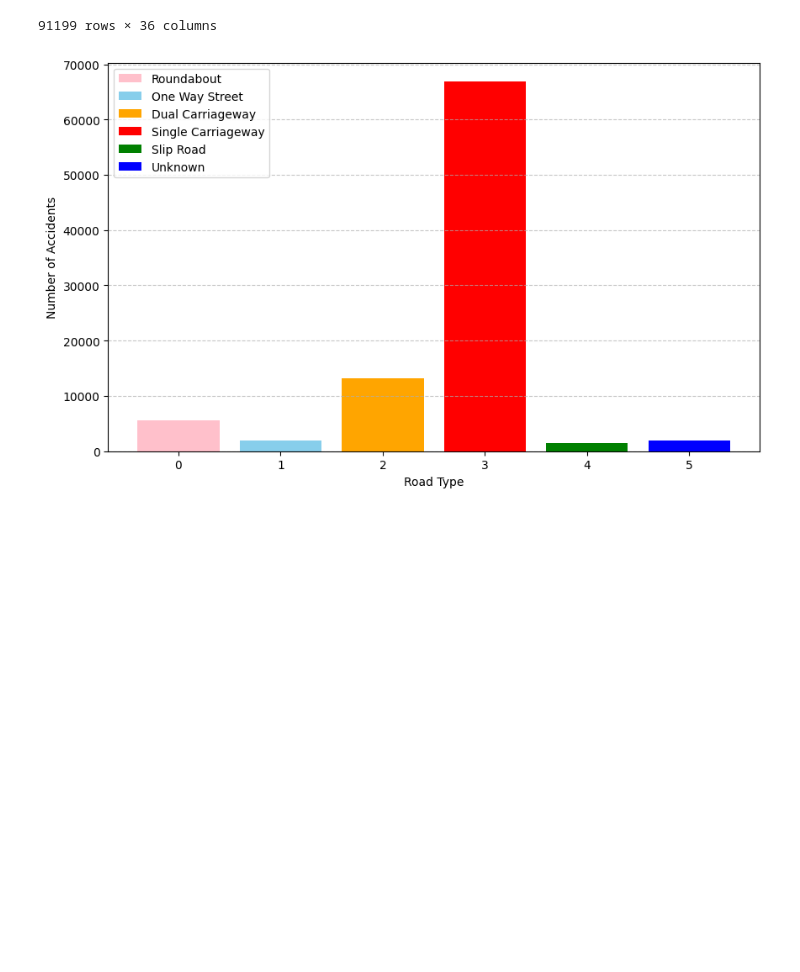
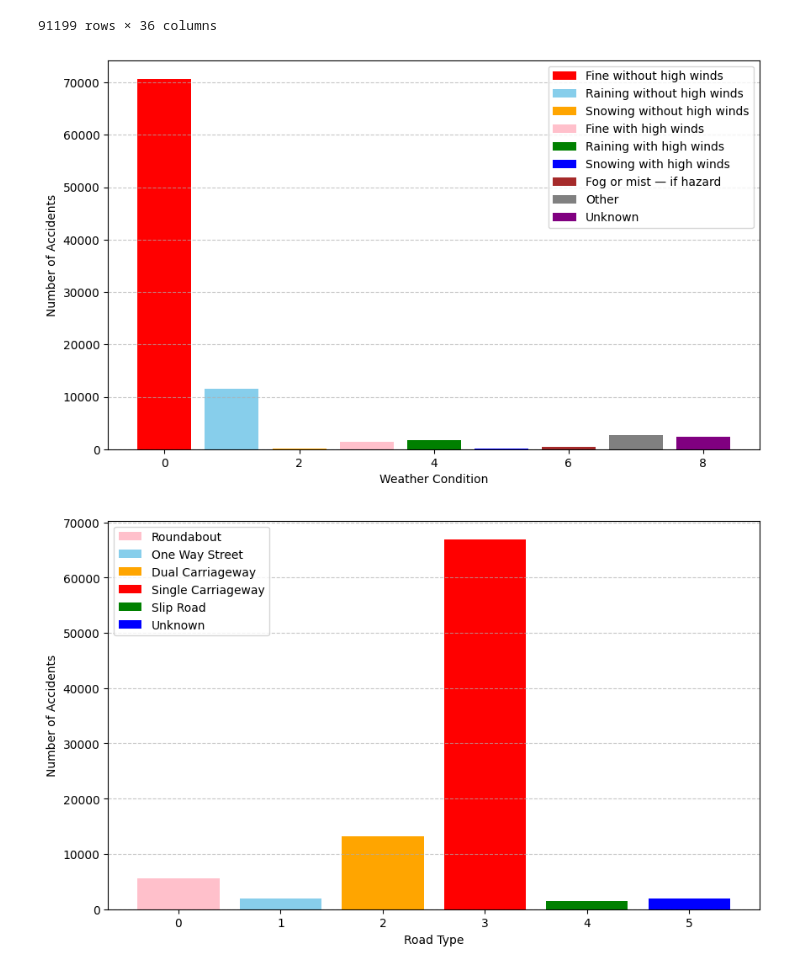
Before and after one commit to usm1ai/Accident_Prediction, a Jupyter notebook: Accident_Pro.ipynb, the cells around one changed output. Cells and saved outputs as stored; diff of their text form; code cells hidden in the pictures; blank space fills up the shorter version.

```diff
--- a/Accident_Pro.ipynb
+++ b/Accident_Pro.ipynb
@@ -58,6 +58,32 @@ acc_stats
 | 91197 | 2020991030900 | 2020 | 991030900 | 277161.0 | 674852.0 | ... |
 | 91198 | 2020991032575 | 2020 | 991032575 | 240402.0 | 681950.0 | ... |
 91199 rows × 36 columns
+# %%
+acc_by_whtr = []
+whtr = [1,2,3,4,5,6,7,8,9]
+
+for w in whtr:
+  cnt = acc_stats[acc_stats['weather_conditions']==w].shape[0]
+  acc_by_whtr.append(cnt)
+# %%
+colors = ['red', 'skyblue', 'orange', 'pink', 'green', 'blue', 'brown', 'grey', 'purple']
+labels = ['Fine without high winds', 'Raining without high winds', 'Snowing without high winds',
+          'Fine with high winds', 'Raining with high winds', 'Snowing with high winds',
+          'Fog or mist — if hazard', 'Other', 'Unknown']
+
+plt.figure(figsize=(10, 6))
+
+for i, (acc, color, label) in enumerate(zip(acc_by_whtr, colors, labels)):
+  plt.bar(i, acc, color=color, label=label)
+
+plt.xlabel('Weather Condition')
+plt.ylabel('Number of Accidents')
+plt.legend(loc='upper right')
+plt.grid(axis='y', linestyle='--', alpha=0.7)
+plt.savefig('/content/drive/MyDrive/Accident Prediction/Acc_vs_weather.png')
+plt.show()
+# %% [output]
+[figure, added]
 # %%
 acc_by_road = []
 roads = [1,2,3,6,7,9]
```
Also changed, not shown: parts of 11 cells of this notebook.
